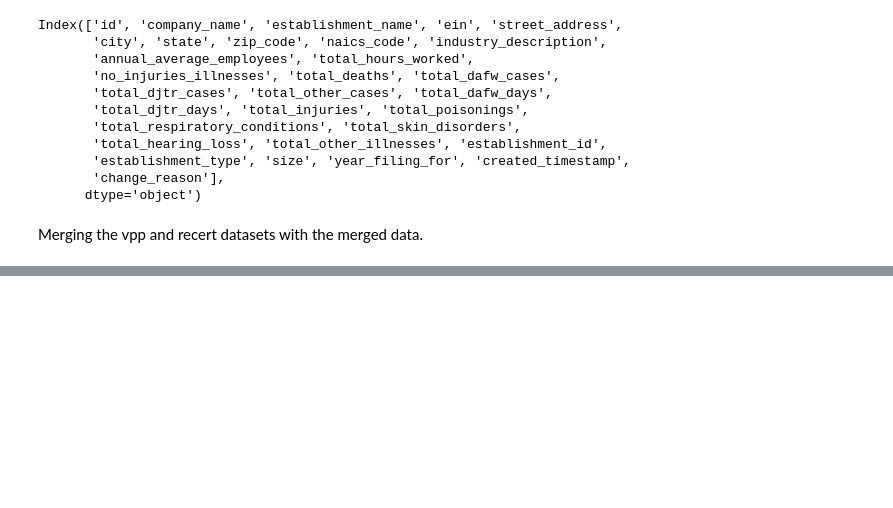
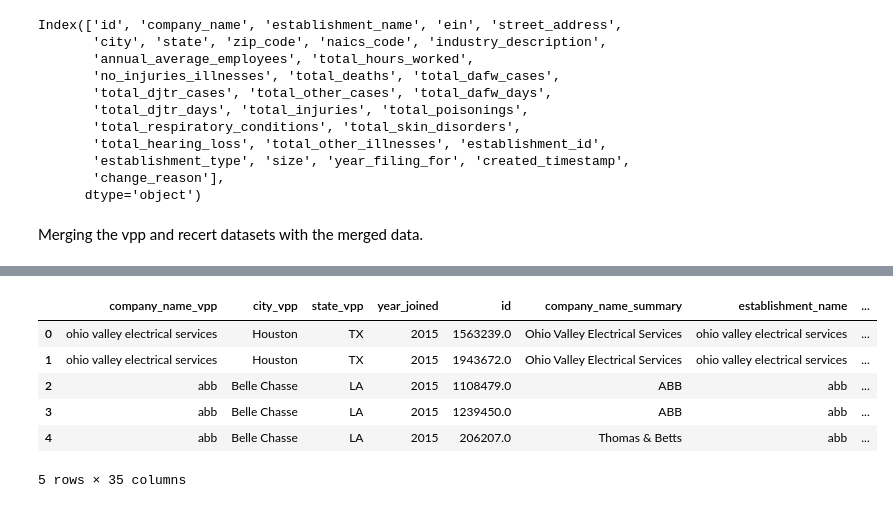
Before and after one commit to EdwinKingori/OSHASummaryReport, a Jupyter notebook: summary_data.ipynb, the cells around one changed output, grey strips where cells are left out. Saved outputs shown, nothing was run; the diff lists cells and outputs as text; code cells hidden in the pictures; blank space fills up the shorter version.

```diff
--- a/summary_data.ipynb
+++ b/summary_data.ipynb
@@ -112,0 +155,3 @@ merging_results2.to_csv("vpp_merged2.csv", index=False)
+# %%
+new_vpp_df = pd.read_excel("NEW VPP.xlsx")
+new_vpp_df.head()
@@ -112,0 +177,9 @@ merging_results2.to_csv("vpp_merged2.csv", index=False)
+# %%
+new_vpp_df['company_name'] = recert_df['company_name'].str.lower()
+recert_vpp_df['company_name'] = recert_df['company_name'].str.lower()
+summary_df['establishment_name'] = summary_df['establishment_name'].str.lower(
+)
+# new_vpp_df['city'] = recert_df['city'].str.lower().str.strip()
+# new_vpp_df['state'] = recert_df['state'].str.lower().str.strip()
+# summary_df['city'] = recert_df['city'].str.lower().str.strip()
+# summary_df['state'] = recert_df['state'].str.lower().str.strip()
@@ -112,0 +200,5 @@ merging_results2.to_csv("vpp_merged2.csv", index=False)
+# %%
+new_merging_results = pd.merge(new_vpp_df, summary_df,
+                               left_on=['company_name'],
+                               right_on=['establishment_name'],
+                            suffixes=("_vpp", "_summary"))
@@ -112,0 +207,10 @@ merging_results2.to_csv("vpp_merged2.csv", index=False)
+# %%
+new_merging_results.head()
+# %% [output]
+|  | company_name_vpp | city_vpp | state_vpp | year_joined | id | company_name_summary | establishment_name | ... |
+| 0 | ohio valley electrical services | Houston | TX | 2015 | 1563239.0 | Ohio Valley Electrical Services | ohio valley electrical services | ... |
+| 1 | ohio valley electrical services | Houston | TX | 2015 | 1943672.0 | Ohio Valley Electrical Services | ohio valley electrical services | ... |
+| 2 | abb | Belle Chasse | LA | 2015 | 1108479.0 | ABB | abb | ... |
+| 3 | abb | Belle Chasse | LA | 2015 | 1239450.0 | ABB | abb | ... |
+| 4 | abb | Belle Chasse | LA | 2015 | 206207.0 | Thomas & Betts | abb | ... |
+5 rows × 35 columns
```
Also changed, not shown: parts of 28 cells of this notebook.
